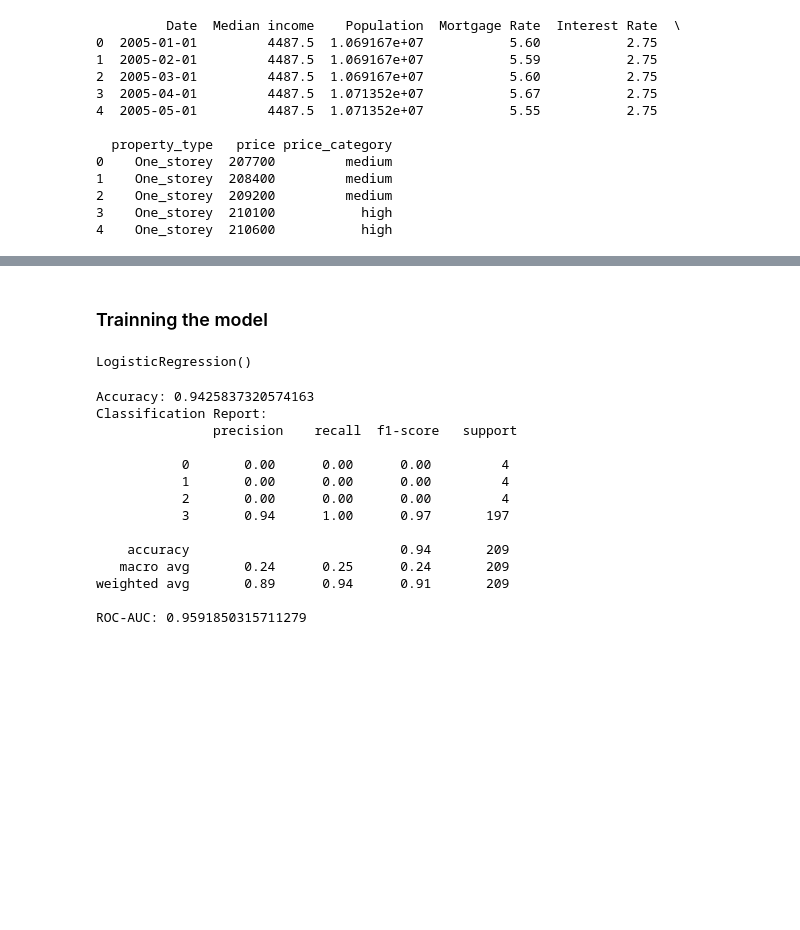
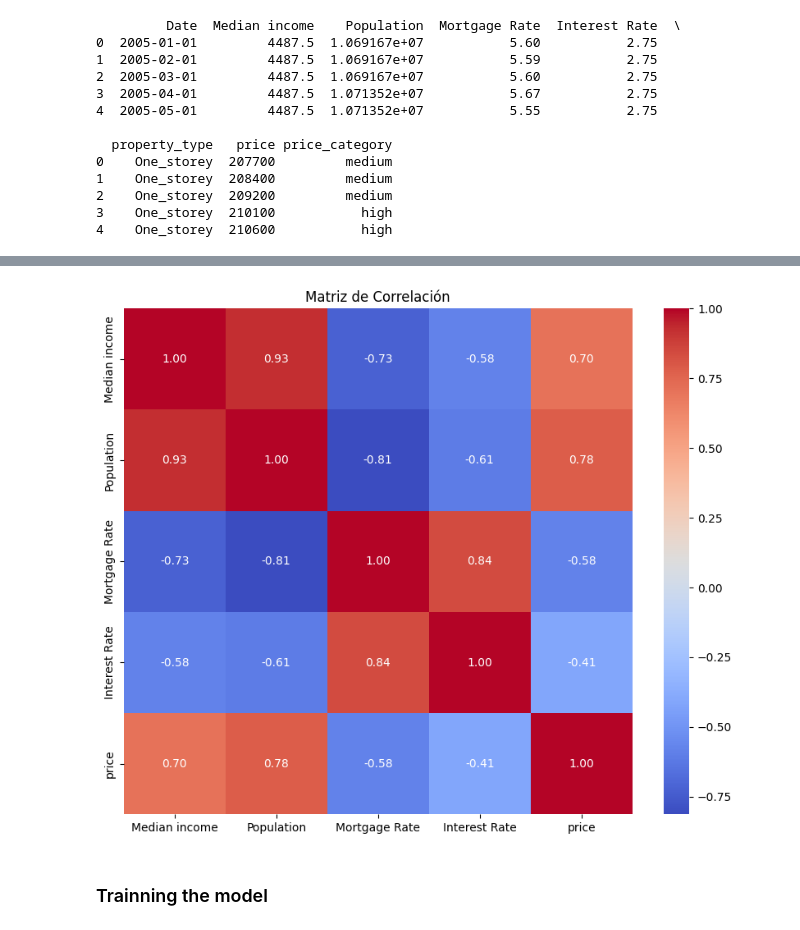
Before and after one commit to Jianting-Selina/PROG8430-1, a Jupyter notebook: presentationworkshop5_new.ipynb, the cells around one changed output, grey strips where cells are left out. Saved outputs shown, nothing was run; the diff lists cells and outputs as text; code cells hidden in the pictures; blank space fills up the shorter version.

```diff
--- a/presentationworkshop5_new.ipynb
+++ b/presentationworkshop5_new.ipynb
@@ -162,6 +162,19 @@ Predicting Price Categories (low, medium, high) of Properties in Canada Based on
 # %% [markdown]
 ### Prepare the dataset
 # %%
+import pandas as pd
+import seaborn as sns
+import matplotlib.pyplot as plt
+import statsmodels.api as sm
+from sklearn.preprocessing import LabelEncoder
+
+# Cargar los datos
+df = pd.read_csv("melted_data_1120.csv")
+
+# Crear una nueva columna para las categorías de precio
 bins = [0, 200000, 210000, 220000, float('inf')]
 labels = ['low', 'medium', 'high', 'very_high']
 df['price_category'] = pd.cut(df['price'], bins=bins, labels=labels)
+
+# Verificar los primeros registros
+print(df.head())
@@ -181,12 +208,3 @@ print(df.head())
 2    One_storey  209200         medium
 3    One_storey  210100           high
 4    One_storey  210600           high
-# %%
-df['month'] = pd.to_datetime(df['Date']).dt.month
-df['year'] = pd.to_datetime(df['Date']).dt.year
-# %%
-df = pd.get_dummies(df, columns=['property_type'], drop_first=True)
-# %%
-from sklearn.preprocessing import StandardScaler
-scaler = StandardScaler()
-df[['Median income', 'Population', 'Mortgage Rate', 'Interest Rate']] = scaler.fit_transform(df[['Median income', 'Population', 'Mortgage Rate', 'Interest Rate']])
@@ -223,43 +223,16 @@ plt.show()
+# %%
+# Filtrar solo las columnas numéricas
+numeric_columns = df.select_dtypes(include=['float64', 'int64'])
+
+# Calcular la matriz de correlación solo para las columnas numéricas
+corr_matrix = numeric_columns.corr()
+
+# Visualizar la matriz de correlación
+plt.figure(figsize=(10, 8))
+sns.heatmap(corr_matrix, annot=True, cmap='coolwarm', fmt='.2f')
+plt.title('Matriz de Correlación')
+plt.show()
+# %% [output]
+[figure, added]
 # %% [markdown]
 ### Trainning the model
-# %%
-from sklearn.linear_model import LogisticRegression
-
-model = LogisticRegression()
-model.fit(X_train, y_train)
-# %% [output]
-LogisticRegression()
-# %%
-from sklearn.metrics import accuracy_score, classification_report, roc_auc_score
-
-# Make predictions for the test set
-y_pred = model.predict(X_test)
-
-# Accuracy score
-print("Accuracy:", accuracy_score(y_test, y_pred))
-
-# Classification report
-print("Classification Report:\n", classification_report(y_test, y_pred))
-
-# If multiclass classification, calculate ROC-AUC (One-vs-Rest strategy)
-if hasattr(model, "predict_proba"):
-    # For multiclass, predict_proba returns a 2D array with probabilities for all classes
-    y_prob = model.predict_proba(X_test)  # probabilities for all classes
-    print("ROC-AUC:", roc_auc_score(y_test, y_prob, multi_class='ovr', average='macro'))  # One-vs-Rest strategy
-else:
-    print("Model does not have predict_proba method.")
-# %% [output]
-Accuracy: 0.9425837320574163
-Classification Report:
-               precision    recall  f1-score   support
-
-           0       0.00      0.00      0.00         4
-           1       0.00      0.00      0.00         4
-           2       0.00      0.00      0.00         4
-           3       0.94      1.00      0.97       197
-
-    accuracy                           0.94       209
-   macro avg       0.24      0.25      0.24       209
-weighted avg       0.89      0.94      0.91       209
-
-ROC-AUC: 0.9591850315711279
```
Also changed, not shown: parts of 8 cells of this notebook, 1 other file.
